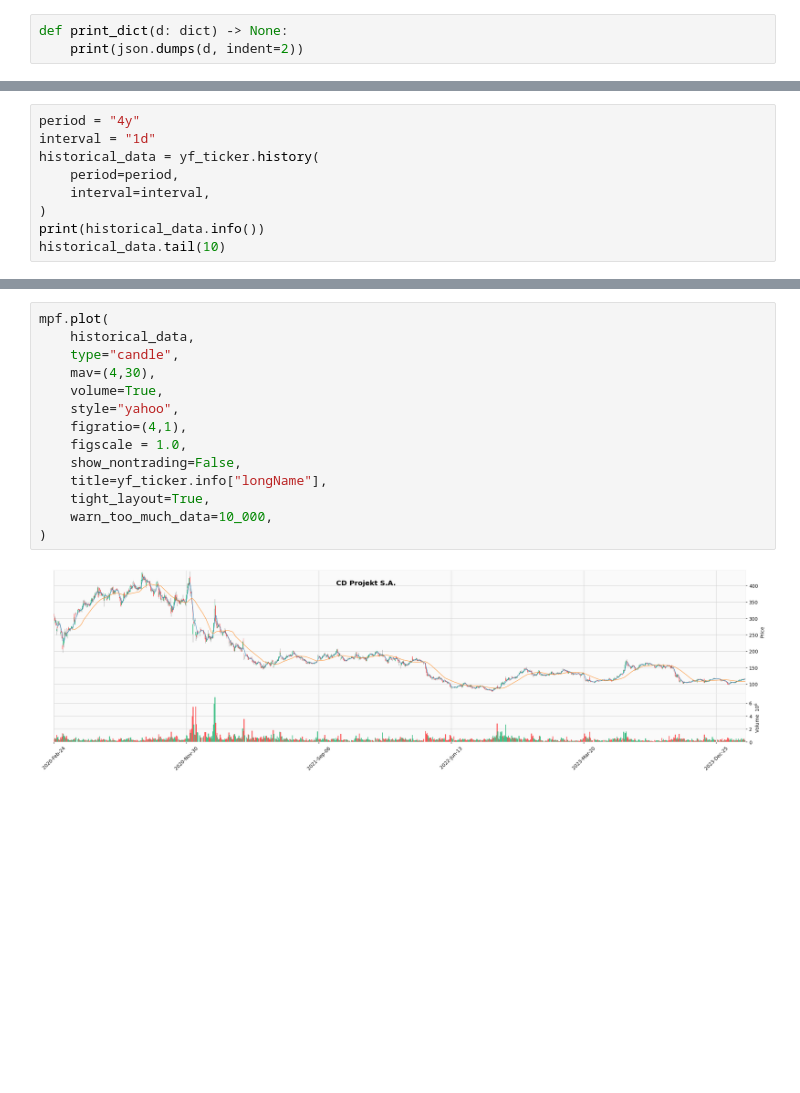
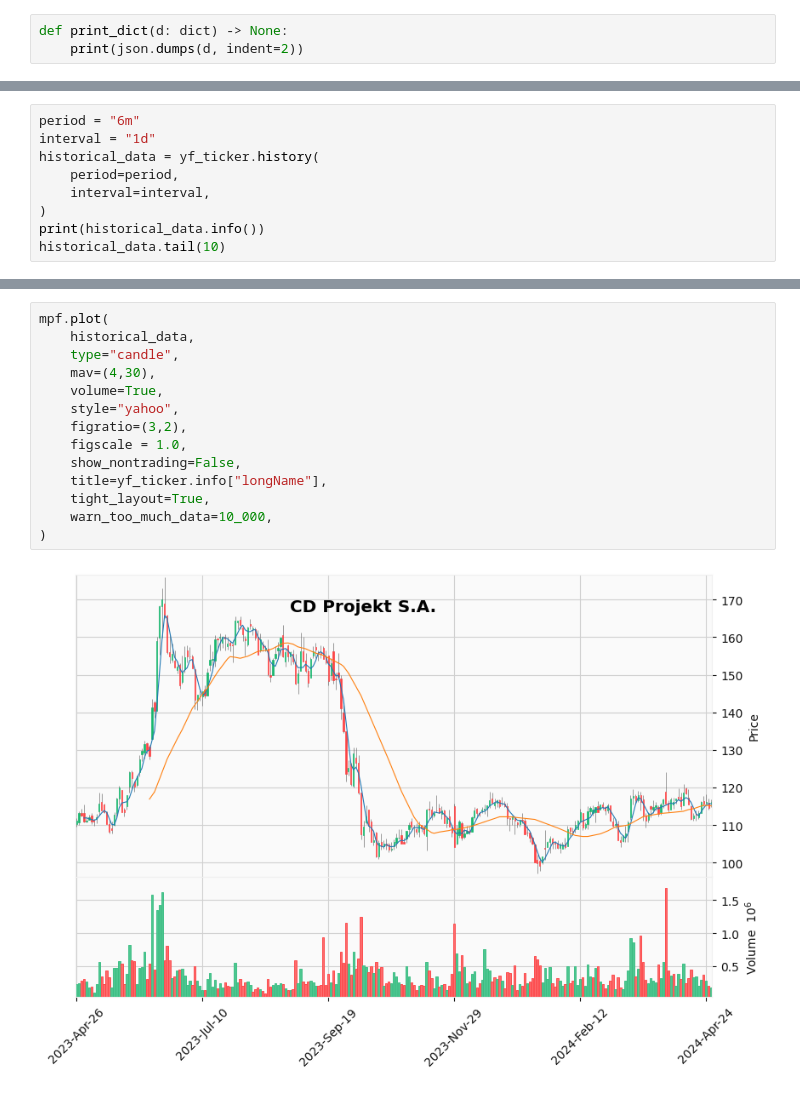
Before and after one commit to bwrob/quant_playground, a Jupyter notebook: notebooks/cd_projekt_red.ipynb, the cells around one changed output, grey strips where cells are left out. Drawn from its saved outputs; the diff is of its cells as text; blank space fills up the shorter version.

```diff
--- a/notebooks/cd_projekt_red.ipynb
+++ b/notebooks/cd_projekt_red.ipynb
@@ -29,7 +29,7 @@ print_dict(yf_ticker.info)
   "trailingPegRatio": null
 }
 # %%
-period = "4y"
+period = "6m"
 interval = "1d"
 historical_data = yf_ticker.history(
     period=period,
@@ -68,16 +68,16 @@ None
 # %%
 mpf.plot(
     historical_data,
     type="candle",
     mav=(4,30),
     volume=True,
     style="yahoo",
-    figratio=(4,1),
+    figratio=(3,2),
     figscale = 1.0,
     show_nontrading=False,
     title=yf_ticker.info["longName"],
     tight_layout=True,
     warn_too_much_data=10_000,
 )
 # %% [output]
-[figure, old version]
+[figure, new version]
```
Also changed, not shown: parts of 9 cells of this notebook, 1 other file.
